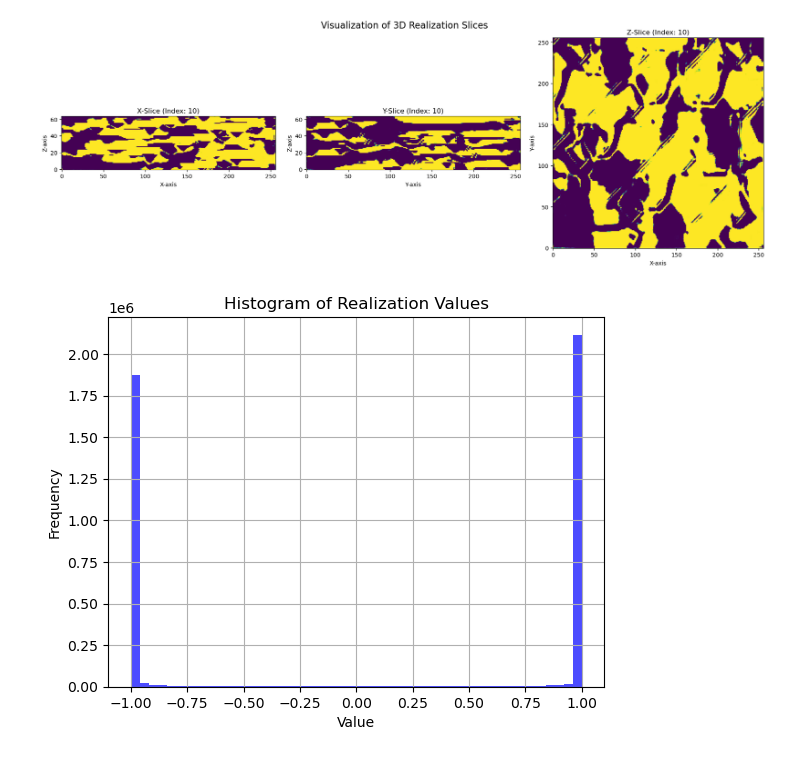
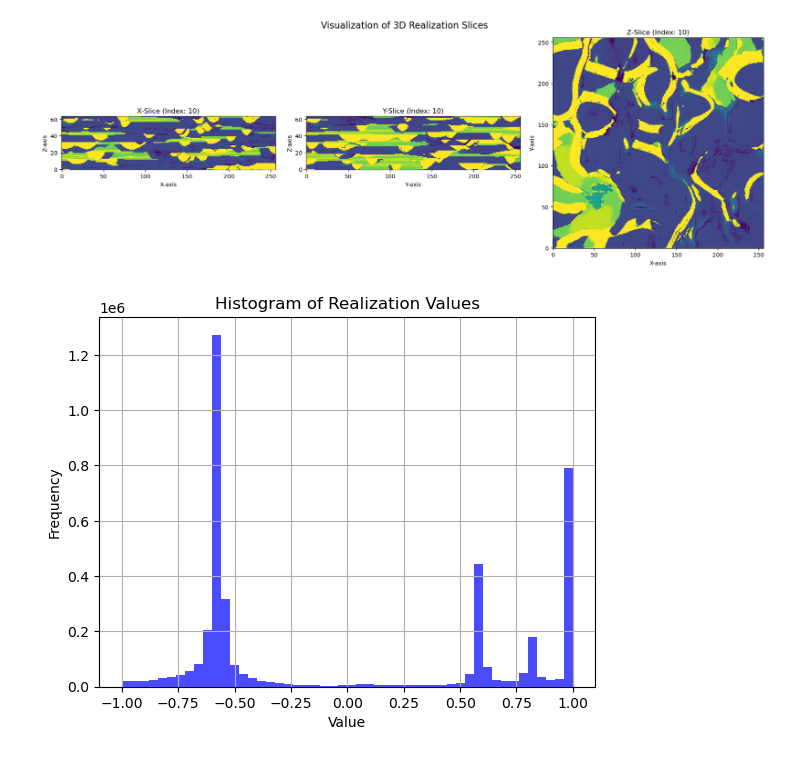
Before and after one commit to Matglassaa/Thesis-project-DGM, a Jupyter notebook: outputs/RUN_1997_samples_50_epochs/test.ipynb, the cells around one changed output. Drawn from its saved outputs; the diff is of its cells as text; code cells hidden in the pictures.

```diff
--- a/outputs/RUN_1997_samples_50_epochs/test.ipynb
+++ b/outputs/RUN_1997_samples_50_epochs/test.ipynb
@@ -19,33 +19,33 @@ def visualize_slice(file_path, slice_idx):
     # Plotting
     fight, axs = plt.subplots(1, 3, figsize=(18, 6))
     axs[0].imshow(x_slice, cmap='viridis', origin='lower')
     axs[0].set_title(f"X-Slice (Index: {slice_idx})")
     axs[0].set_xlabel("X-axis")
     axs[0].set_ylabel("Z-axis")
 
     axs[1].imshow(y_slice, cmap='viridis', origin='lower')
     axs[1].set_title(f"Y-Slice (Index: {slice_idx})")
     axs[1].set_xlabel("Y-axis")
     axs[1].set_ylabel("Z-axis")
 
     axs[2].imshow(z_slice, cmap='viridis', origin='lower')
     axs[2].set_title(f"Z-Slice (Index: {slice_idx})")
     axs[2].set_xlabel("X-axis")
     axs[2].set_ylabel("Y-axis")
 
     plt.suptitle("Visualization of 3D Realization Slices", fontsize=16)
     plt.tight_layout()
     plt.show()
 
     plt.hist(data.flatten(), bins=50, color='blue', alpha=0.7)
     plt.title("Histogram of Realization Values")
     plt.xlabel("Value")
     plt.ylabel("Frequency")
     plt.grid(True)
     plt.show()
 
 # Usage
-visualize_slice('realization_05.npy', slice_idx=10)
+visualize_slice('realization_08.npy', slice_idx=10)
 # %% [output]
-[figure, old version]
+[figure, new version]
-[figure, old version]
+[figure, new version]
```
Also changed, not shown: 6 other files.
